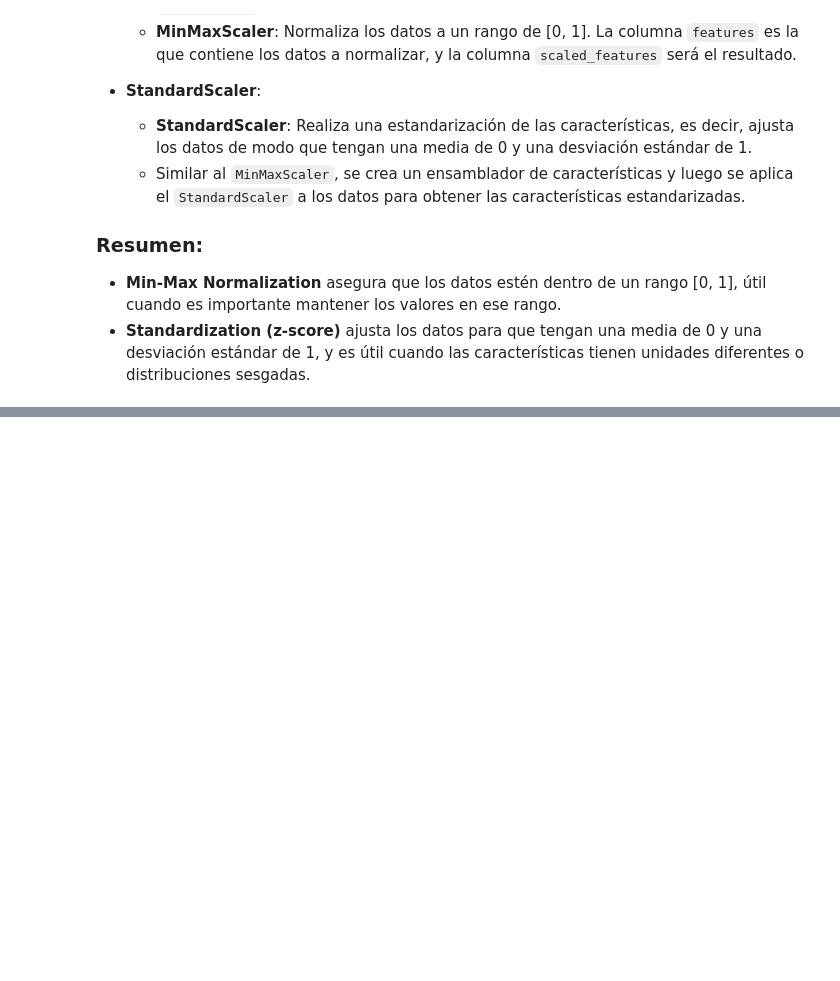
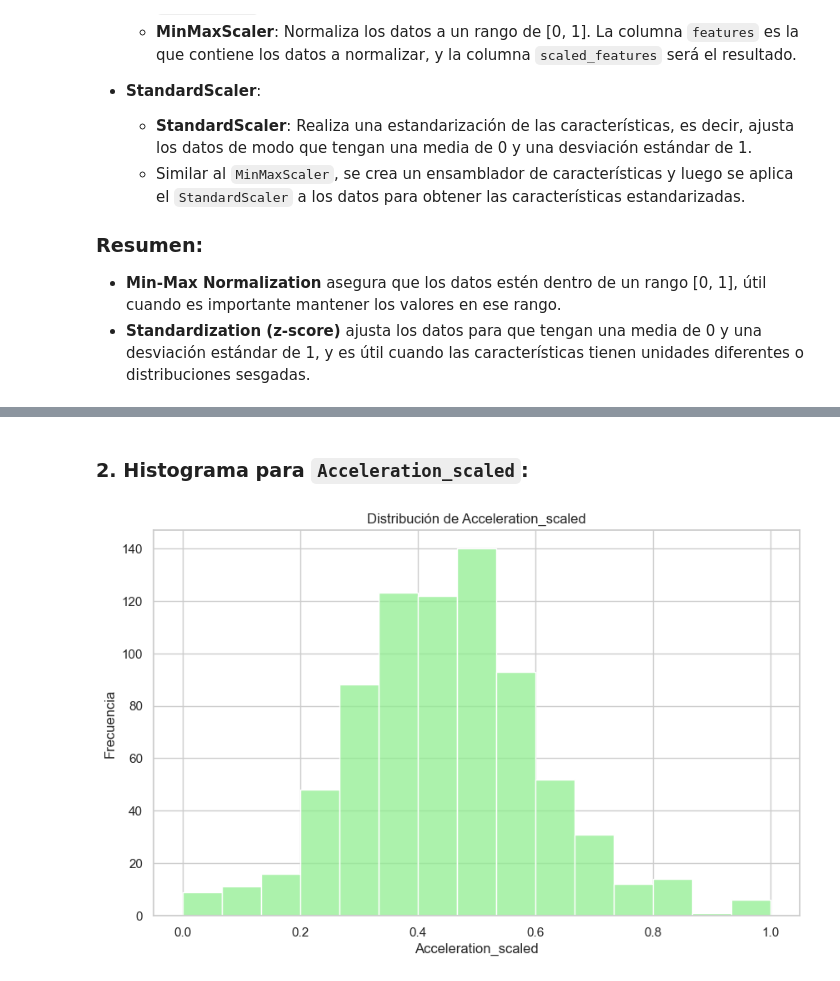
Before and after one commit to JorgeDataScientist/ETL-with-Python-and-PySpark, a Jupyter notebook: practica_1/ETL_Practica_1.ipynb, the cells around one changed output, grey strips where cells are left out. Saved outputs shown, nothing was run; the diff lists cells and outputs as text; code cells hidden in the pictures; blank space fills up the shorter version.

```diff
--- a/practica_1/ETL_Practica_1.ipynb
+++ b/practica_1/ETL_Practica_1.ipynb
@@ -296,0 +511,15 @@ ModuleNotFoundError: No module named 'numpy'
+# %% [markdown]
+### 2. **Histograma para `Acceleration_scaled`:**
+# %%
+# Convertir la columna de PySpark a pandas
+pandas_df_acc = data_with_category_scaled.select('Acceleration_scaled').toPandas()
+
+# Histograma para visualizar la distribución de Acceleration_scaled
+plt.figure(figsize=(10, 6))
+sns.histplot(pandas_df_acc['Acceleration_scaled'], kde=False, color='lightgreen', bins=15)
+plt.title('Distribución de Acceleration_scaled')
+plt.xlabel('Acceleration_scaled')
+plt.ylabel('Frecuencia')
+plt.show()
+# %% [output]
+[figure, added]
```
Also changed, not shown: parts of 24 cells of this notebook, 1 other file.
